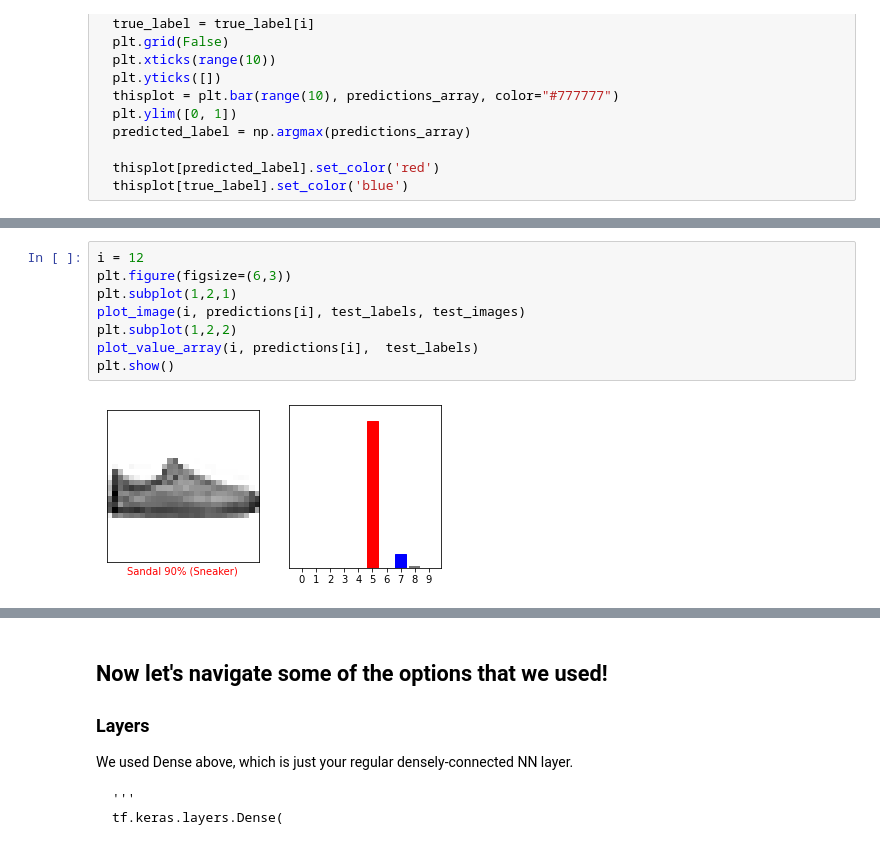
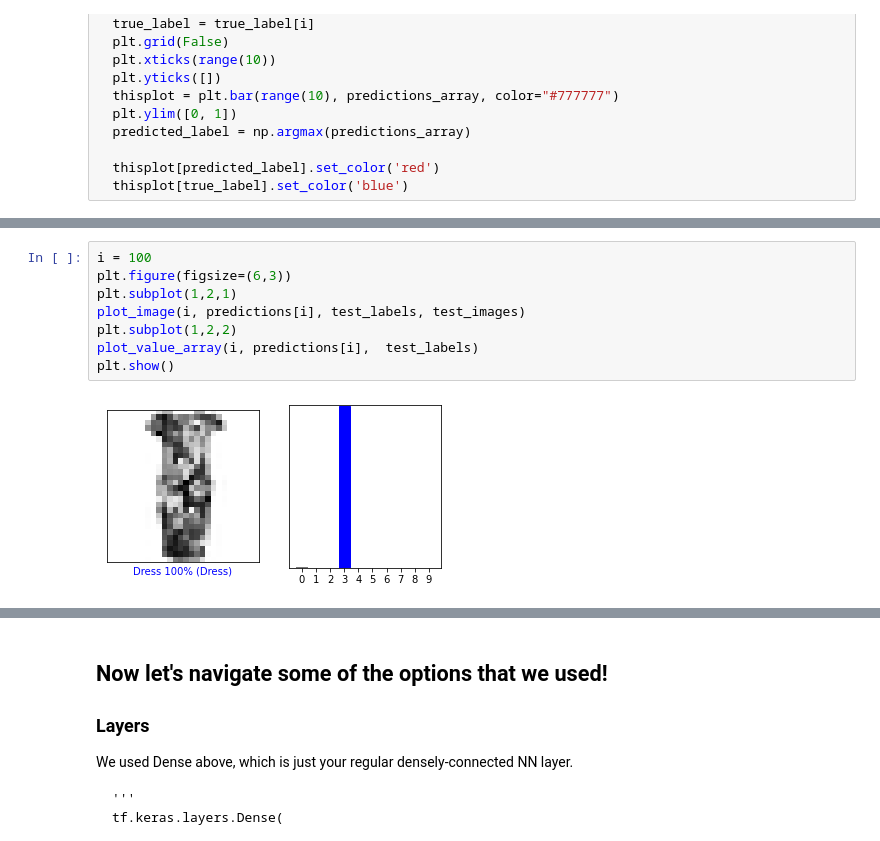
Before and after one commit to PEESEgroup/SysEn5888, a Jupyter notebook: Tutorial#3-2 Tensorflow Regression and Classification.ipynb, the cells around one changed output, grey strips where cells are left out. Drawn from its saved outputs; the diff is of its cells as text.

```diff
--- a/Tutorial#3-2 Tensorflow Regression and Classification.ipynb
+++ b/Tutorial#3-2 Tensorflow Regression and Classification.ipynb
@@ -323,13 +335,13 @@ plt.show()
 # %%
-i = 12
+i = 100
 plt.figure(figsize=(6,3))
 plt.subplot(1,2,1)
 plot_image(i, predictions[i], test_labels, test_images)
 plt.subplot(1,2,2)
 plot_value_array(i, predictions[i],  test_labels)
 plt.show()
 # %% [output]
-[figure, old version]
+[figure, new version]
 # %%
 # Plot the first X test images, their predicted labels, and the true labels.
 # Color correct predictions in blue and incorrect predictions in red.
```
Also changed, not shown: parts of 34 cells of this notebook, 1 other file.
